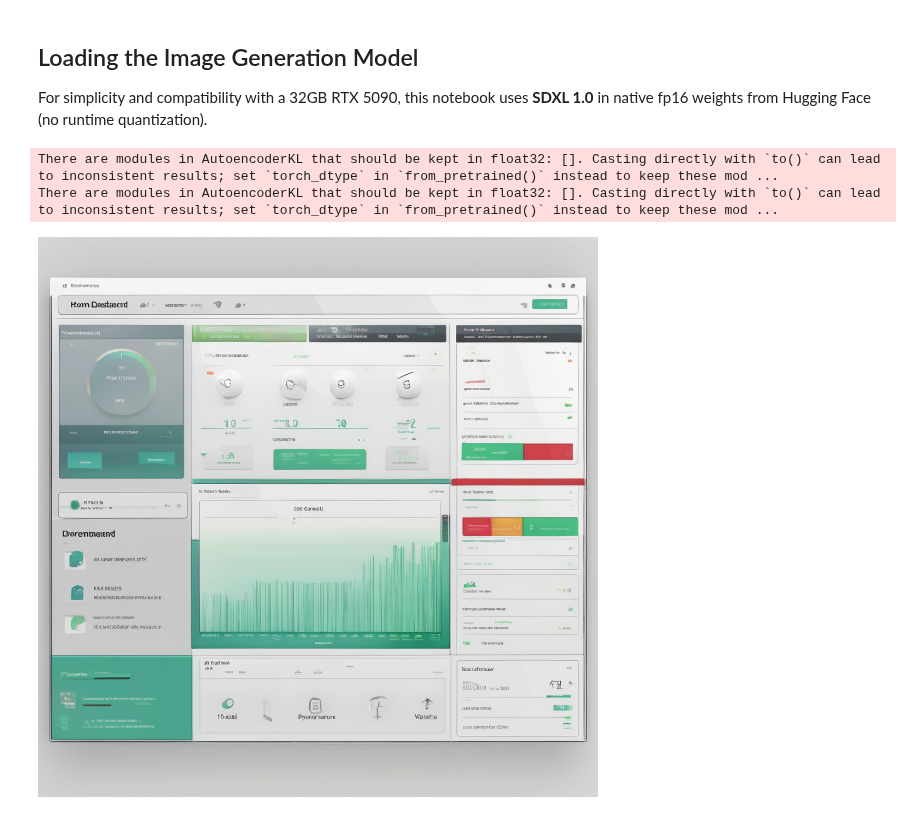
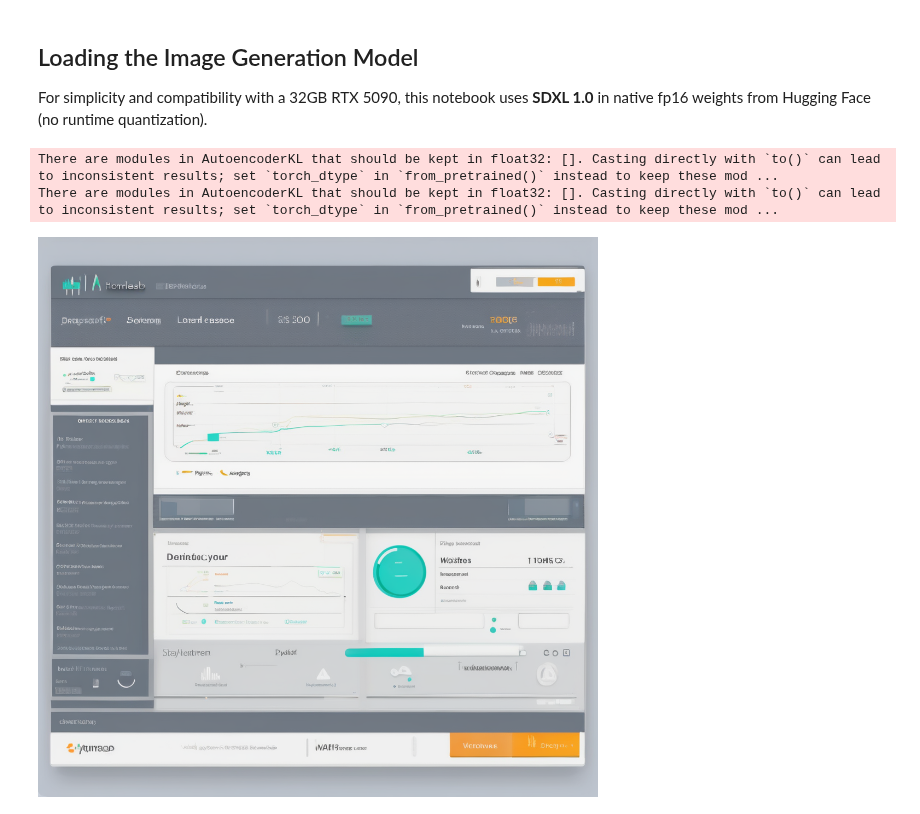
Before and after one commit to danterazo/seis-606, a Jupyter notebook: assignments/hw2/image-generation.ipynb, the cells around one changed output. Drawn from its saved outputs; the diff is of its cells as text; code cells hidden in the pictures.

```diff
--- a/assignments/hw2/image-generation.ipynb
+++ b/assignments/hw2/image-generation.ipynb
@@ -95,13 +95,13 @@ pipeline.enable_attention_slicing()
 from torch import inference_mode
 
 
-def generate_image(prompt: str, save_path: str = "") -> None:
-    """Wrapper function for generation + persisting to disk"""
+def generate_image(prompt: str, steps: int = 30, guidance: float = 7.0, save_path: str = "") -> None:
+    """Wrapper function for generation + persisting to disk."""
     with inference_mode():
         image = pipeline(
             prompt=prompt,
-            num_inference_steps=30,
-            guidance_scale=7.0,
+            num_inference_steps=steps,
+            guidance_scale=guidance,
         ).images[0]
 
     # display generated image
@@ -110,8 +110,13 @@ def generate_image(prompt: str, save_path: str = "") -> None:
     # optionally persist the generated image to disk
     image.save(save_path) if save_path else None
 # %%
-generate_image(prompt="A clean UI mockup for a homelab dashboard")
+prompt: str = """
+A clean UI mockup for a homelab dashboard in the style of early 2000s websites.
+
+"""
+
+generate_image(prompt=prompt, steps=40)
 # %% [output]
 There are modules in AutoencoderKL that should be kept in float32: []. Casting directly with `to()` can lead to inconsistent results; set `torch_dtype` in `from_pretrained()` instead to keep these mod ...
 There are modules in AutoencoderKL that should be kept in float32: []. Casting directly with `to()` can lead to inconsistent results; set `torch_dtype` in `from_pretrained()` instead to keep these mod ...
-[figure, old version]
+[figure, new version]
```
Also changed, not shown: parts of 1 cell of this notebook.
